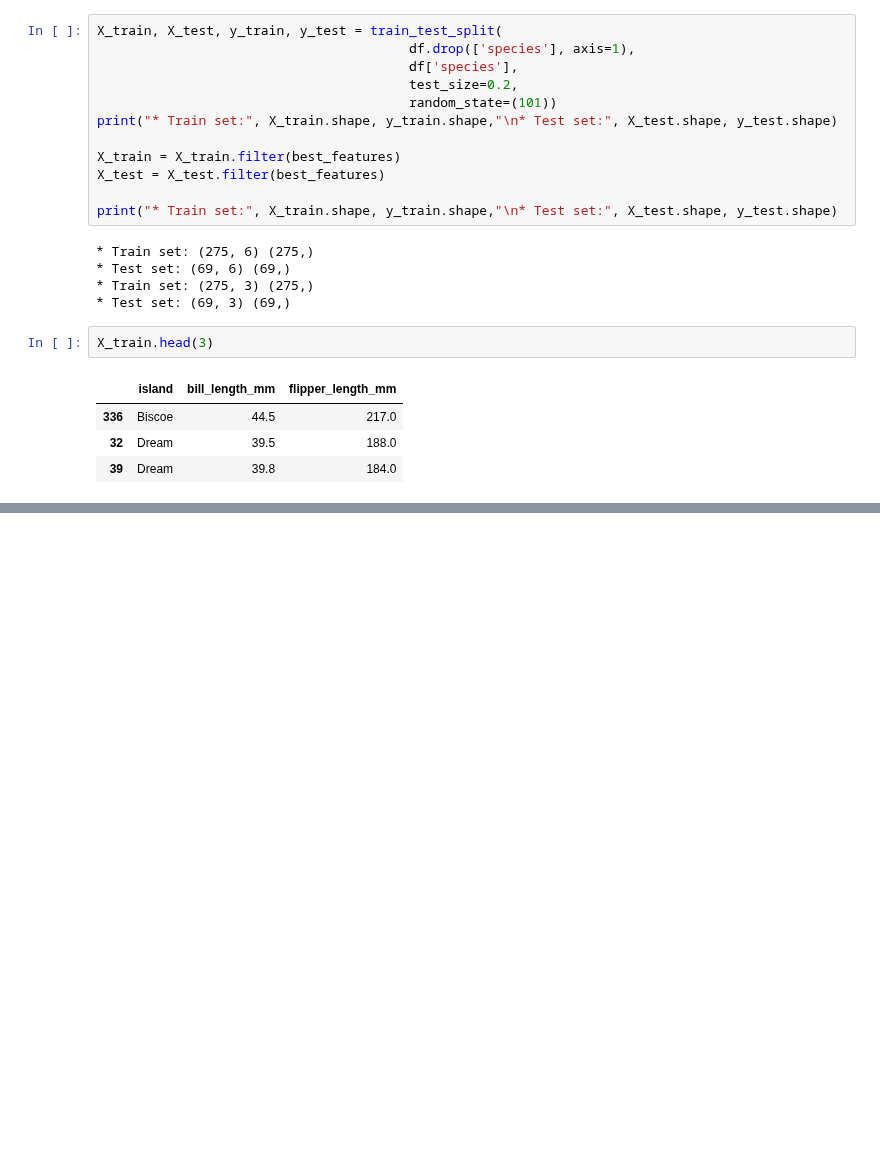
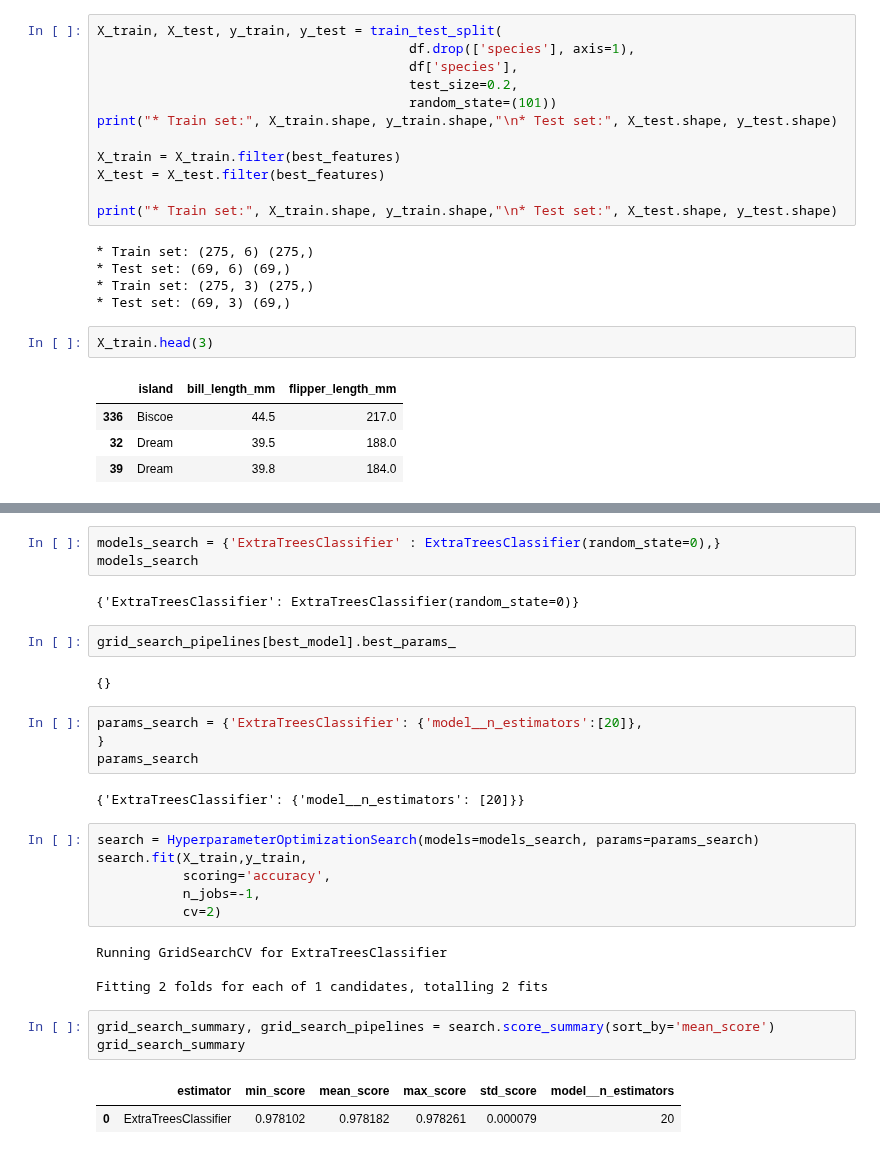
Before and after one commit to Danpr1984/Calculator-, a Jupyter notebook: cross_validation.ipynb, the cells around one changed output, grey strips where cells are left out. Drawn from its saved outputs; the diff is of its cells as text; blank space fills up the shorter version.

Commit message:
cross validation hyperparameters

```diff
--- a/cross_validation.ipynb
+++ b/cross_validation.ipynb
@@ -781,0 +796,31 @@ X_train.head(3)
+# %%
+models_search = {'ExtraTreesClassifier' : ExtraTreesClassifier(random_state=0),}
+models_search
+# %% [output]
+{'ExtraTreesClassifier': ExtraTreesClassifier(random_state=0)}
+# %%
+grid_search_pipelines[best_model].best_params_
+# %% [output]
+{}
+# %%
+params_search = {'ExtraTreesClassifier': {'model__n_estimators':[20]},
+}
+params_search
+# %% [output]
+{'ExtraTreesClassifier': {'model__n_estimators': [20]}}
+# %%
+search = HyperparameterOptimizationSearch(models=models_search, params=params_search)
+search.fit(X_train,y_train,
+           scoring='accuracy',
+           n_jobs=-1,
+           cv=2)
+# %% [output]
+Running GridSearchCV for ExtraTreesClassifier
+
+Fitting 2 folds for each of 1 candidates, totalling 2 fits
+# %%
+grid_search_summary, grid_search_pipelines = search.score_summary(sort_by='mean_score')
+grid_search_summary
+# %% [output]
+|  | estimator | min_score | mean_score | max_score | std_score | model__n_estimators |
+| 0 | ExtraTreesClassifier | 0.978102 | 0.978182 | 0.978261 | 0.000079 | 20 |
```
Also changed, not shown: parts of 1 cell of this notebook.
